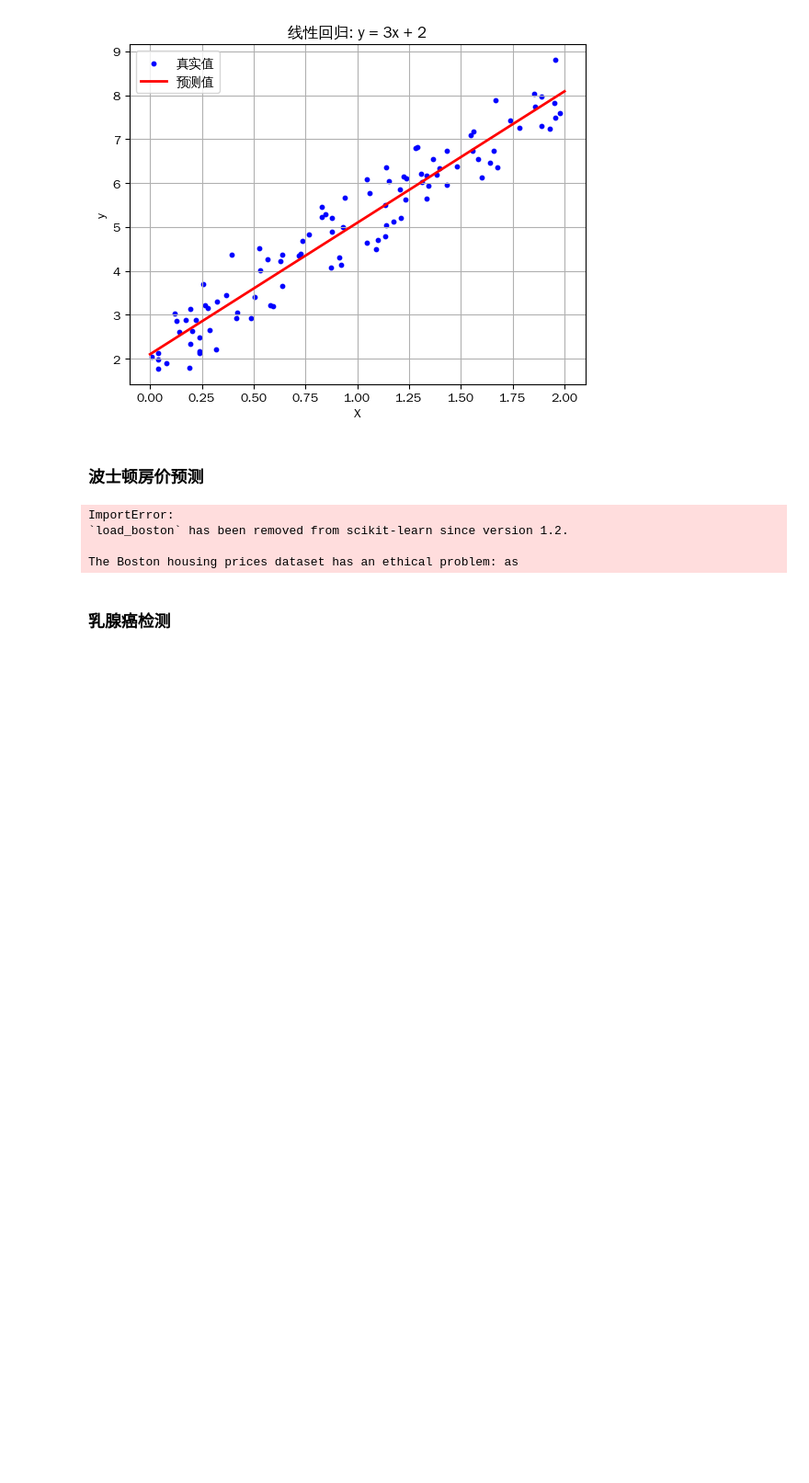
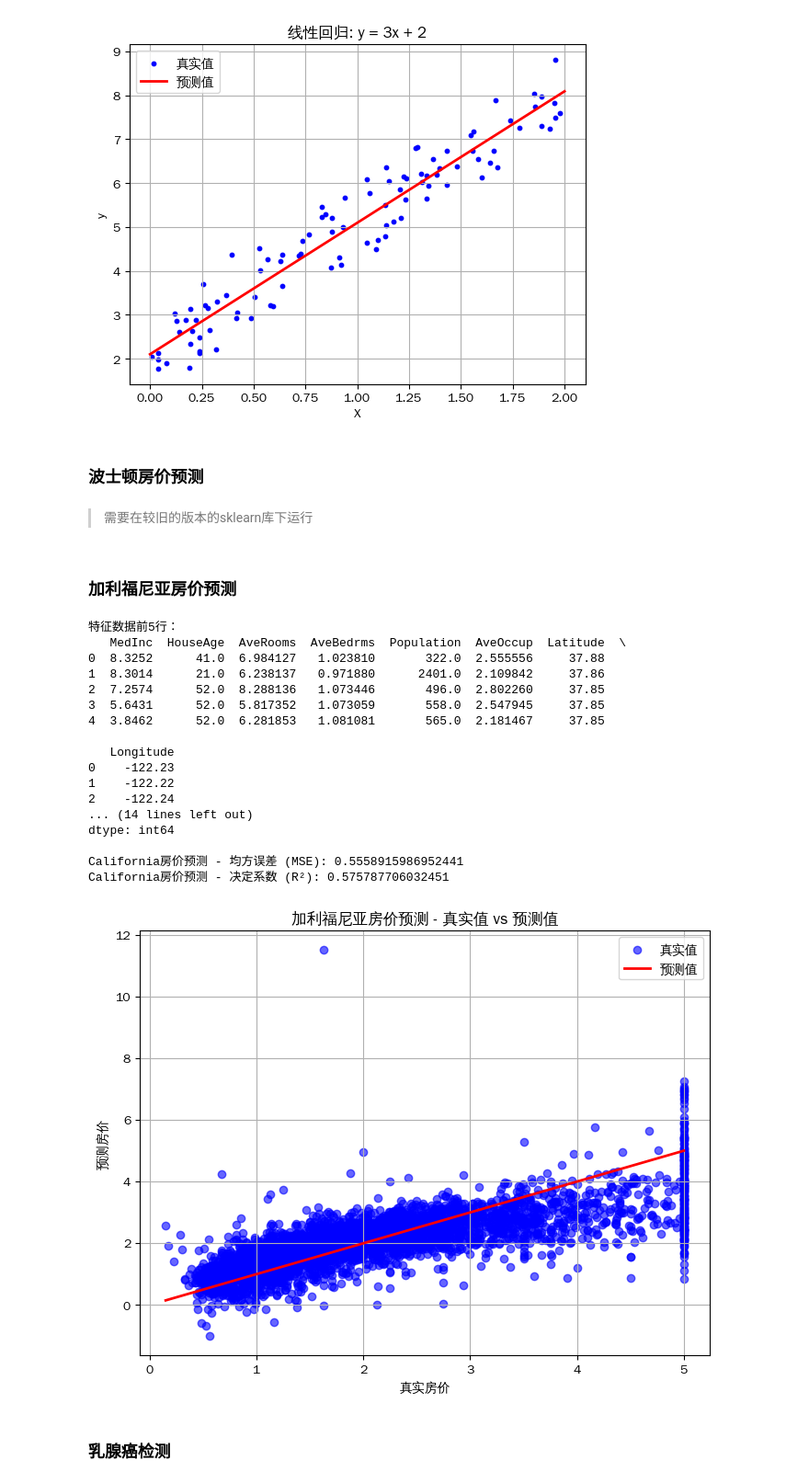
Before and after one commit to zhuiguang49/AIbasis, a Jupyter notebook: lab3/lab3.ipynb, the cells around one changed output. Shown: that part at 92% size. Cells and saved outputs as stored; diff of their text form; code cells hidden in the pictures; blank space fills up the shorter version.

```diff
--- a/lab3/lab3.ipynb
+++ b/lab3/lab3.ipynb
@@ -64,3 +64,7 @@ plt.show()
 均方误差 (MSE): 0.2294383117428572
 决定系数 (R^2): 0.8884238421839267
 [figure]
+# %% [markdown]
+### 波士顿房价预测
+# %% [markdown]
+>需要在较旧的版本的sklearn库下运行
@@ -67,5 +127,5 @@ plt.show()
 # %% [markdown]
-### 波士顿房价预测
+### 加利福尼亚房价预测
 # %%
 import numpy as np
 import pandas as pd
@@ -73,7 +133,7 @@ from sklearn.model_selection import train_test_split
 from sklearn.linear_model import LinearRegression
 from sklearn.metrics import mean_squared_error, r2_score
 import matplotlib.pyplot as plt
-from sklearn.datasets import load_boston
+from sklearn.datasets import fetch_california_housing
 from matplotlib import font_manager
 
 # 手动添加字体路径，确保支持中文显示
@@ -81,56 +141,72 @@ font_manager.fontManager.addfont('/usr/share/fonts/truetype/wqy/wqy-zenhei.ttc')
 plt.rcParams['font.sans-serif'] = ['WenQuanYi Zen Hei']  # 用来正常显示中文标签
 plt.rcParams['axes.unicode_minus'] = False  # 用来正常显示负号
 
-# 加载波士顿房价数据集
-boston = load_boston()
+# 加载California房价数据集
+housing = fetch_california_housing()
 
 # 将数据转换为DataFrame格式，方便处理
-X_boston = pd.DataFrame(boston.data, columns=boston.feature_names)
-y_boston = boston.target
+X_housing = pd.DataFrame(housing.data, columns=housing.feature_names)
+y_housing = housing.target
 
 # 打印数据概览
 print("特征数据前5行：")
-print(X_boston.head())
+print(X_housing.head())
 print("目标数据前5个值：")
-print(y_boston[:5])
+print(y_housing[:5])
 
 # 检查是否有缺失值
 print("\n检查数据是否存在缺失值：")
-print(X_boston.isnull().sum())  # 一般波士顿数据集没有缺失值
+print(X_housing.isnull().sum())  # 一般California housing数据集中没有缺失值
 
 # 分割数据集，80%训练集，20%测试集
-X_train, X_test, y_train, y_test = train_test_split(X_boston, y_boston, test_size=0.2, random_state=42)
+X_train, X_test, y_train, y_test = train_test_split(X_housing, y_housing, test_size=0.2, random_state=42)
 
 # 创建线性回归模型
 model = LinearRegression()
 
 # 训练模型
 model.fit(X_train, y_train)
 
 # 进行预测
 y_pred = model.predict(X_test)
 
 # 计算性能指标
 mse = mean_squared_error(y_test, y_pred)
 r2 = r2_score(y_test, y_pred)
 
 # 输出性能指标
-print(f'\n波士顿房价预测 - 均方误差 (MSE): {mse}')
-print(f'波士顿房价预测 - 决定系数 (R²): {r2}')
+print(f'\nCalifornia房价预测 - 均方误差 (MSE): {mse}')
+print(f'California房价预测 - 决定系数 (R²): {r2}')
 
-# 可视化结果：绘制真实值与预测值的散点图
-plt.scatter(y_test, y_pred, color='blue', alpha=0.6)
+# 可视化结果：绘制真实值与预测值的散点图，并添加图例
+plt.figure(figsize=(8, 6))
+plt.scatter(y_test, y_pred, color='blue', alpha=0.6, label='真实值')  # 蓝色点表示真实值
+plt.plot([min(y_test), max(y_test)], [min(y_test), max(y_test)], color='red', linewidth=2, label='预测值')  # 红色线表示预测值
 plt.xlabel('真实房价')
 plt.ylabel('预测房价')
-plt.title('波士顿房价预测 - 真实值 vs 预测值')
-plt.plot([min(y_test), max(y_test)], [min(y_test), max(y_test)], color='red', linewidth=2)  # 理想预测线
+plt.title('加利福尼亚房价预测 - 真实值 vs 预测值')
+plt.legend()  # 添加图例
 plt.grid(True)
 plt.show()
 # %% [output]
-ImportError:
-`load_boston` has been removed from scikit-learn since version 1.2.
+特征数据前5行：
+   MedInc  HouseAge  AveRooms  AveBedrms  Population  AveOccup  Latitude  \
+0  8.3252      41.0  6.984127   1.023810       322.0  2.555556     37.88
+1  8.3014      21.0  6.238137   0.971880      2401.0  2.109842     37.86
+2  7.2574      52.0  8.288136   1.073446       496.0  2.802260     37.85
+3  5.6431      52.0  5.817352   1.073059       558.0  2.547945     37.85
+4  3.8462      52.0  6.281853   1.081081       565.0  2.181467     37.85
 
-The Boston housing prices dataset has an ethical problem: as
+   Longitude
+0    -122.23
+1    -122.22
+2    -122.24
+... (14 lines left out)
+dtype: int64
+
+California房价预测 - 均方误差 (MSE): 0.5558915986952441
+California房价预测 - 决定系数 (R²): 0.575787706032451
+[figure, added]
 # %% [markdown]
 ### 乳腺癌检测
 # %%
```
Also changed, not shown: parts of 1 cell of this notebook, 1 other file.
